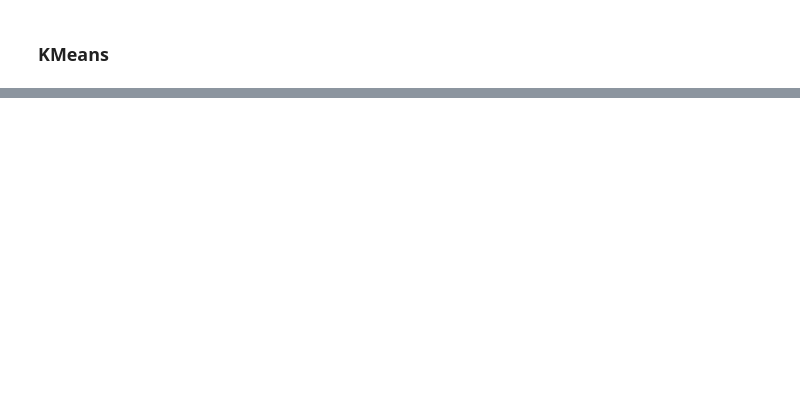
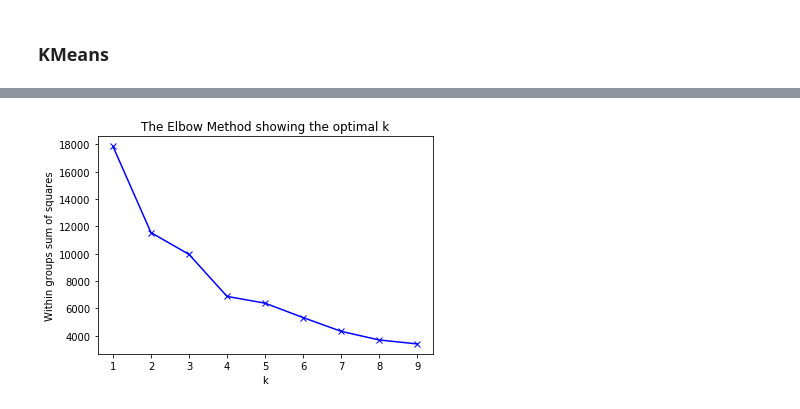
Before and after one commit to AmjadNas/voter_ballet_prediction, a Jupyter notebook: Clusters.ipynb, the cells around one changed output, grey strips where cells are left out. Saved outputs shown, nothing was run; the diff lists cells and outputs as text; code cells hidden in the pictures; blank space fills up the shorter version.

```diff
--- a/Clusters.ipynb
+++ b/Clusters.ipynb
@@ -19,0 +81,2 @@ def drop_cols(data):
+# %%
+expcheb = pd.read_csv("generated/expcheb.csv")
@@ -120,0 +239,4 @@ plt.scatter(data.values[:, 0], data.values[:, 1], c=labels, s=40, cmap='viridis'
+# %%
+draw_elbow(data)
+# %% [output]
+[figure, added]
```
Also changed, not shown: parts of 32 cells of this notebook, 19 other files.
